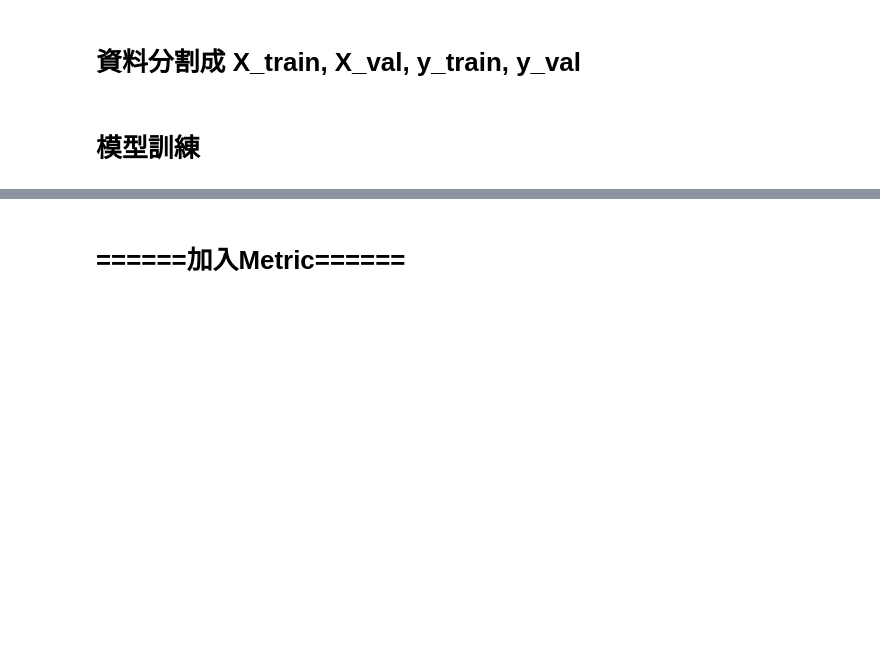
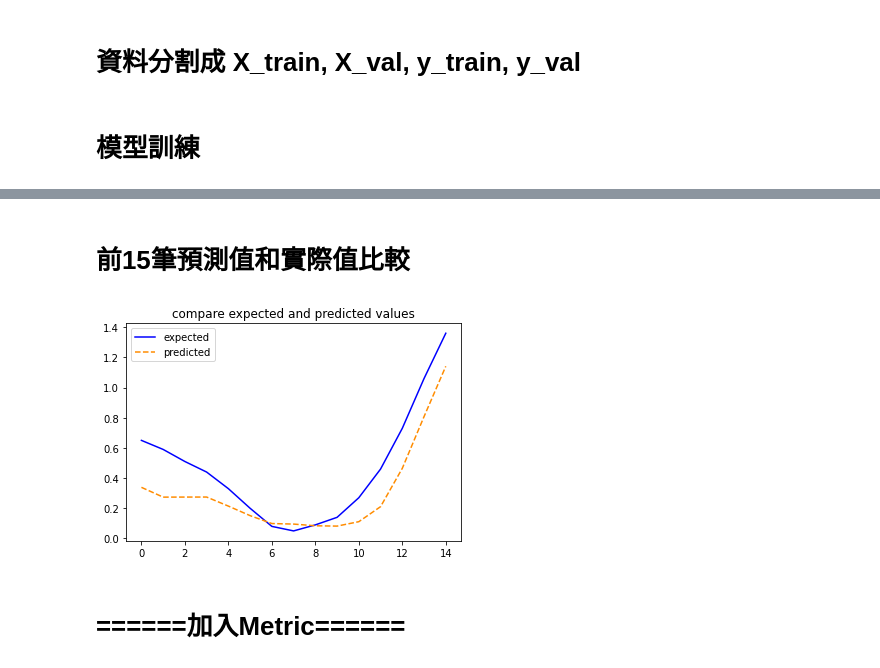
Before and after one commit to EddHuang/DeepLearningFinalProject_V2, a Jupyter notebook: predict-next-week-speed-and-add-bmi-metric.ipynb, the cells around one changed output, grey strips where cells are left out. Cells and saved outputs as stored; diff of their text form; code cells hidden in the pictures; blank space fills up the shorter version.

```diff
--- a/predict-next-week-speed-and-add-bmi-metric.ipynb
+++ b/predict-next-week-speed-and-add-bmi-metric.ipynb
@@ -367,3 +371,14 @@ Prediction MAE: 1.8949428180921117
+# %% [markdown]
+# **前15筆預測值和實際值比較**
+# %%
+# compare expected and predicted values
+plt.plot(y_test.head(15).values, color="blue", label='expected')
+plt.plot(pred_model[0:15], color='darkorange', linestyle='dashed', label='predicted')
+plt.title("compare expected and predicted values")
+plt.legend()
+plt.show()
+# %% [output]
+[figure, added]
 # %% [markdown]
 # **======加入Metric======**
 # %% [markdown]
```
Also changed, not shown: parts of 15 cells of this notebook, 2 other files.
